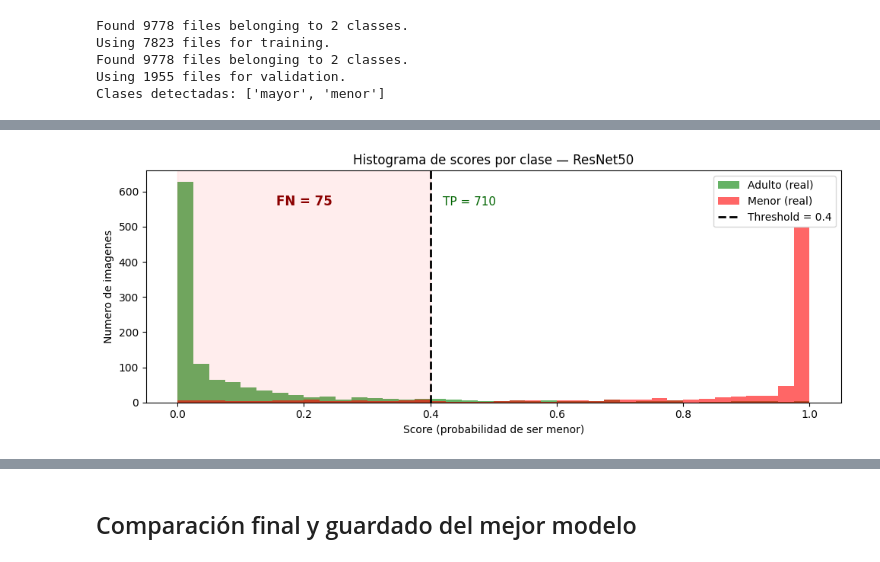
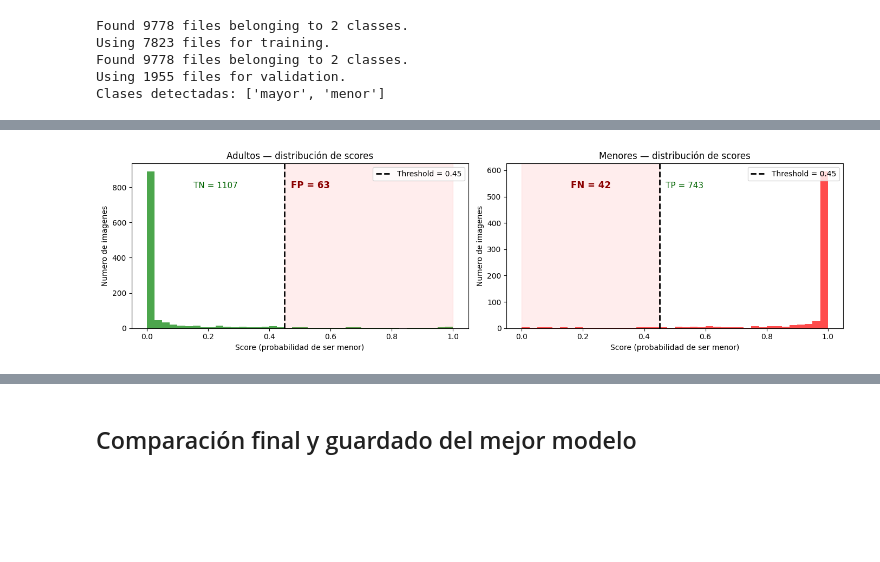
Before and after one commit to Alejandro428/proyecto-rostros, a Jupyter notebook: training/red_neuronal_proyecto_imagenes.ipynb, the cells around one changed output, grey strips where cells are left out. Cells and saved outputs as stored; diff of their text form; code cells hidden in the pictures; blank space fills up the shorter version.

```diff
--- a/training/red_neuronal_proyecto_imagenes.ipynb
+++ b/training/red_neuronal_proyecto_imagenes.ipynb
@@ -21,7 +21,7 @@ BATCH_SIZE = 32
 EPOCHS     = 20
 LR         = 0.001
 SEED       = 123
-THRESHOLD  = 0.40    # umbral de decisión (score >= THRESHOLD → MENOR)
+THRESHOLD  = 0.45    # umbral de decisión (score >= THRESHOLD → MENOR)
 
 MODEL_DIR = '/content/modelos_imagenes_menores'
 os.makedirs(MODEL_DIR, exist_ok=True)
@@ -402,12 +413,14 @@ def get_resnet():
 
     return Model(inputs, outputs)
 # %%
+recall_f1 = tf.keras.metrics.Recall(thresholds=THRESHOLD, name='recall_menor')
+
 modelo_resnet = get_resnet()
 
 modelo_resnet.compile(
     optimizer=tf.keras.optimizers.Adam(LR),
     loss='binary_crossentropy',
-    metrics=['accuracy']
+    metrics=['accuracy', recall_f1]
 )
 
 history_resnet = modelo_resnet.fit(
@@ -539,29 +552,42 @@ plt.show()
 # %%
 # Celda 3 — Histograma de scores por clase
-fig, ax = plt.subplots(figsize=(10, 4))
+fig, axes = plt.subplots(1, 2, figsize=(14, 4))
 
 scores_menores = scores_res[y_true_res == idx_menor]
 scores_adultos = scores_res[y_true_res != idx_menor]
 
-ax.hist(scores_adultos, bins=40, alpha=0.6, color='green', label='Adulto (real)', range=(0, 1))
-ax.hist(scores_menores, bins=40, alpha=0.6, color='red',   label='Menor (real)',  range=(0, 1))
-ax.axvline(THRESHOLD, color='black', lw=2, linestyle='--', label=f'Threshold = {THRESHOLD}')
+# --- Adultos ---
+axes[0].hist(scores_adultos, bins=40, color='green', alpha=0.7, range=(0, 1))
+axes[0].axvline(THRESHOLD, color='black', lw=2, linestyle='--', label=f'Threshold = {THRESHOLD}')
+ymax0 = axes[0].get_ylim()[1]
+axes[0].axvspan(THRESHOLD, 1, alpha=0.07, color='red')
+axes[0].text(THRESHOLD + 0.02, ymax0 * 0.85, f'FP = {fp}',
+             ha='left', color='darkred', fontweight='bold', fontsize=12)
+axes[0].text(THRESHOLD / 2, ymax0 * 0.85, f'TN = {tn}',
+             ha='center', color='darkgreen', fontsize=11)
+axes[0].set_xlabel('Score (probabilidad de ser menor)')
+axes[0].set_ylabel('Numero de imagenes')
+axes[0].set_title('Adultos — distribución de scores')
+axes[0].legend()
 
-ymax = ax.get_ylim()[1]
-ax.axvspan(0, THRESHOLD, alpha=0.07, color='red')
-ax.text(THRESHOLD / 2, ymax * 0.85, f'FN = {fn}',
-        ha='center', color='darkred', fontweight='bold', fontsize=12)
-ax.text(THRESHOLD + 0.02, ymax * 0.85, f'TP = {tp}',
-        ha='left', color='darkgreen', fontsize=11)
+# --- Menores ---
+axes[1].hist(scores_menores, bins=40, color='red', alpha=0.7, range=(0, 1))
+axes[1].axvline(THRESHOLD, color='black', lw=2, linestyle='--', label=f'Threshold = {THRESHOLD}')
+ymax1 = axes[1].get_ylim()[1]
+axes[1].axvspan(0, THRESHOLD, alpha=0.07, color='red')
+axes[1].text(THRESHOLD / 2, ymax1 * 0.85, f'FN = {fn}',
+             ha='center', color='darkred', fontweight='bold', fontsize=12)
+axes[1].text(THRESHOLD + 0.02, ymax1 * 0.85, f'TP = {tp}',
+             ha='left', color='darkgreen', fontsize=11)
+axes[1].set_xlabel('Score (probabilidad de ser menor)')
+axes[1].set_ylabel('Numero de imagenes')
+axes[1].set_title('Menores — distribución de scores')
+axes[1].legend()
 
-ax.set_xlabel('Score (probabilidad de ser menor)')
-ax.set_ylabel('Numero de imagenes')
-ax.set_title('Histograma de scores por clase — ResNet50')
-ax.legend()
 plt.tight_layout()
 plt.show()
 # %% [output]
-[figure, old version]
+[figure, new version]
 # %%
 # Celda 4 — Ejemplos clasificados bien y mal
 def mostrar_grid(imgs_np, indices, scores, y_true, titulo, color):
```
Also changed, not shown: parts of 18 cells of this notebook, 8 other files.
